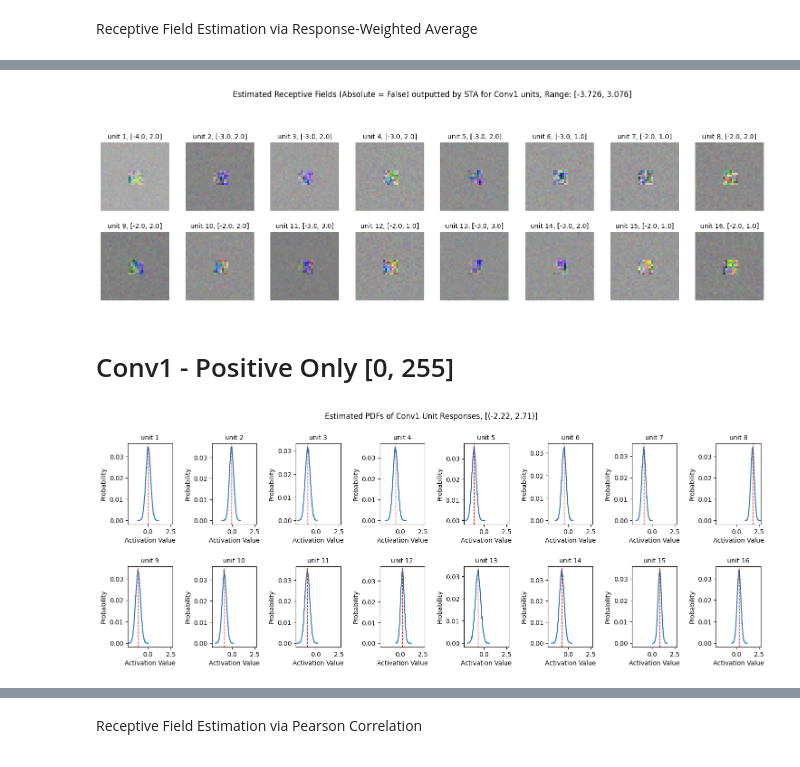
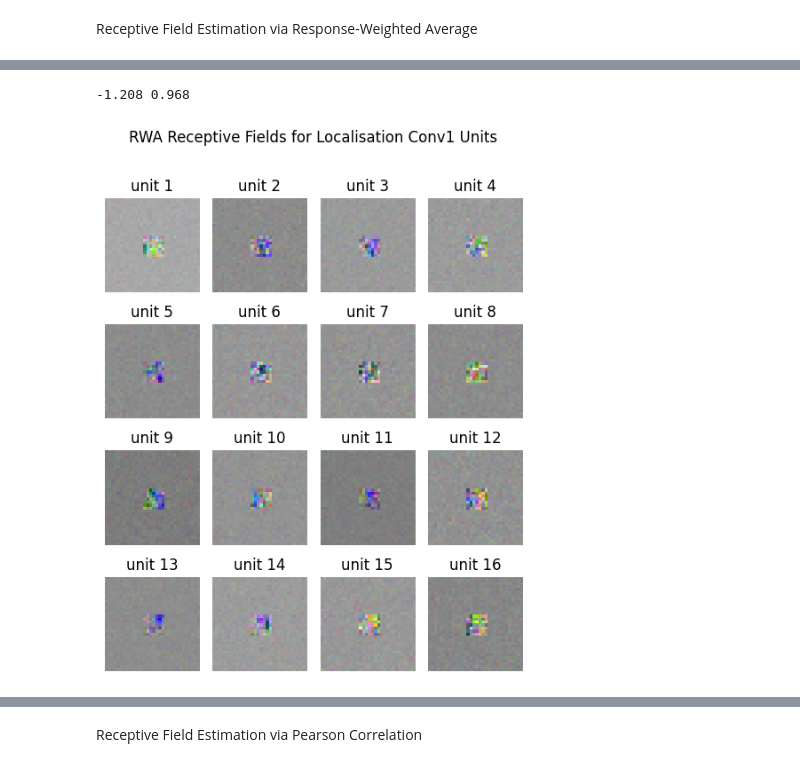
Before and after one commit to gurooria/ResponseWeightedAnalysis, a Jupyter notebook: localisation_rf.ipynb, the cells around one changed output, grey strips where cells are left out. Drawn from its saved outputs; the diff is of its cells as text; code cells hidden in the pictures.

```diff
--- a/localisation_rf.ipynb
+++ b/localisation_rf.ipynb
@@ -139,25 +141,24 @@ zero_mean = True
 layer = 'conv1'
 
 # intput & output
-act_conv1 = torch.load('./rwa_data/fetch/fetch_rand_0mean/act1.pt')
-noise1 = torch.load('./rwa_data/fetch/fetch_rand_0mean/noise1.pt')
+act_conv1 = torch.load(f'./rwa_data/fetch/fetch_rand{path_dict[zero_mean]}/act{path_dict[layer]}.pt')
+noise1 = torch.load(f'./rwa_data/fetch/fetch_rand{path_dict[zero_mean]}/noise{path_dict[layer]}.pt')
 
 # RWA for RF
-rf1 = torch.load('./rwa_data/fetch/fetch_rand_0mean/rf1.pt')
-rf_abs1 = torch.load('./rwa_data/fetch/fetch_rand_0mean/rf_abs1.pt')
-rf_corr1 = torch.load('./rwa_data/fetch/fetch_rand_0mean/rf_corr1.pt')
+rf1 = torch.load(f'./rwa_data/fetch/fetch_rand{path_dict[zero_mean]}/rf{path_dict[layer]}.pt')
+rf_corr1 = torch.load(f'./rwa_data/fetch/fetch_rand{path_dict[zero_mean]}/rf_corr{path_dict[layer]}.pt')
 
 # RF cropping
-correlation1 = torch.load('./rwa_data/fetch/fetch_rand_0mean/correlation1.pt')
-rf_cropped1 = torch.load('./rwa_data/fetch/fetch_rand_0mean/rf_cropped1.pt')
-noise_cropped1 = torch.load('./rwa_data/fetch/fetch_rand_0mean/noise_cropped1.pt')
+correlation1 = torch.load(f'./rwa_data/fetch/fetch_rand{path_dict[zero_mean]}/correlation{path_dict[layer]}.pt')
+# mi1 = torch.load(f'./rwa_data/fetch/fetch_rand{path_dict[zero_mean]}/mi{path_dict[layer]}.pt')
+rf_cropped1 = torch.load(f'./rwa_data/fetch/fetch_rand{path_dict[zero_mean]}/rf_cropped{path_dict[layer]}.pt')
+noise_cropped1 = torch.load(f'./rwa_data/fetch/fetch_rand{path_dict[zero_mean]}/noise_cropped{path_dict[layer]}.pt')
 
-# # RWA
-# cov1 = torch.load('./rwa_data/fetch/fetch_rand_0mean/cov1.pt')
+# RWC
+cov1 = torch.load(f'./rwa_data/fetch/fetch_rand{path_dict[zero_mean]}/cov{path_dict[layer]}.pt')
 
-# # load eigen1.pkl
-# with open('./rwa_data/fetch/fetch_rand_0mean/eigen1.pkl', 'rb') as f:
-#     eigen1 = pickle.load(f)
-# eigenvectors_max1, var_explained1, pca_components1 = eigen1
+# load eigen1.pkl
+with open(f'./rwa_data/fetch/fetch_rand{path_dict[zero_mean]}/eigen{path_dict[layer]}.pkl', 'rb') as f:
+    eigen1 = pickle.load(f)
 # %%
 # PDFs of conv1 responses
@@ -202,28 +220,31 @@ torch.save(rf1, f'./rwa_data/fetch/fetch_rand{path_dict[zero_mean]}/rf{path_dict
 # torch.save(rf_abs1, f'./rwa_data/jaco/jaco_rand{path_dict[zero_mean]}/rf_abs{path_dict[layer]}.pt')
 # %%
 # Absolute = False - Visualise the RWA output as image plots
+plt.style.use('default')
 for i in range(rf1.shape[0]):
-    plt.subplot(2, 8, i+1) # nrows, ncols, index
+    plt.subplot(4, 4, i+1) # nrows, ncols, index
     plt.axis('off')
-    to_show = rf1[i, :, :, 12:15]
+    to_show = rf1[i, :, :, 12:]
 
     # if the unit is not dead (positive activation values)
     if act_conv1[i][act_conv1[i] > 0].shape[0] != 0: # negative activation values are dead units
         to_show = (to_show - to_show.min()) / (to_show.max() - to_show.min()) # normalise to [0, 1]
         plt.imshow(to_show)
     else:
         # show a black image
-        plt.imshow(np.zeros((rf1.shape[1], rf1.shape[2], 3)))
-    plt.title(f'unit {str(i+1)}, [{np.round(rf1[i].min())}, {np.round(rf1[i].max())}]', fontsize=10)
+        plt.imshow(np.zeros((rf1.shape[1], rf1.shape[2], rf1.shape[3])))
+    plt.title(f'unit {str(i+1)}', fontsize=12)
+    plt.gcf().set_size_inches(7, 7)
 
 # title for the entire plot
-plt.suptitle(f'Estimated Receptive Fields (Absolute = False) outputted by STA for Conv1 units, Range: {[np.round(float(rf1.min()), 3), np.round(float(rf1.max()), 3)]}')
+plt.suptitle(f'RWA Receptive Fields for Localisation Conv1 Units', fontsize=12)
+print(np.round(float(rf1.min()), 3), np.round(float(rf1.max()), 3))
 # increase the spacing between subplots
+# change figure size
+plt.gcf().set_size_inches(5, 6.5)
 plt.tight_layout()
-# change figure size
-plt.gcf().set_size_inches(15, 5.5)
+plt.subplots_adjust(top=0.88)
 plt.show()
 # %% [output]
+-1.208 0.968
-[figure, old version]
+[figure, new version]
-# %% [markdown]
-# Conv1 - Positive Only [0, 255]
@@ -259,30 +250,0 @@ noise_cropped1 = torch.load('./rwa_data/fetch/fetch_rand/noise_cropped1.pt')
-# %%
-# PDFs of conv1 responses
-# Gaussian because of CLT
-for i in range(act_conv1.shape[0]):
-    # plot initialisation
-    plt.subplot(2, 8, i+1)
-    plt.xlim(act_conv1.min(), act_conv1.max())
-
-    # plot the PDF of the activation values
-    if act_conv1[i][act_conv1[i] != 0].shape[0] != 0: # if unit is not dead
-        counts, bin_edges = np.histogram(act_conv1[i], bins=100)
-        pdf = counts / sum(counts) # normalise the counts to get the PDF
-        bin_centers = (bin_edges[1:] + bin_edges[:-1]) / 2
-        plt.plot(bin_centers, pdf)
-        plt.xlabel('Activation Value')
-        plt.ylabel('Probability')
-        plt.axvline(act_conv1[i].mean(), color='red', linestyle='dashed', linewidth=1)
-    else: # display "unit dead"
-        plt.text(0.5, 0.5, 'unit dead', horizontalalignment='center', verticalalignment='center', transform=plt.gca().transAxes)
-
-    plt.title('unit ' + str(i+1), fontsize=10)
-    plt.gcf().set_size_inches(14, 5)
-
-plt.suptitle(f'Estimated PDFs of Conv1 Unit Responses, [{np.round(float(act_conv1.min()),2), np.round(float(act_conv1.max()),2)}]')
-plt.tight_layout()
-# change figure size
-plt.gcf().set_size_inches(15, 6)
-plt.show()
-# %% [output]
-[figure, removed]
```
Also changed, not shown: parts of 52 cells of this notebook, 16 other files.
